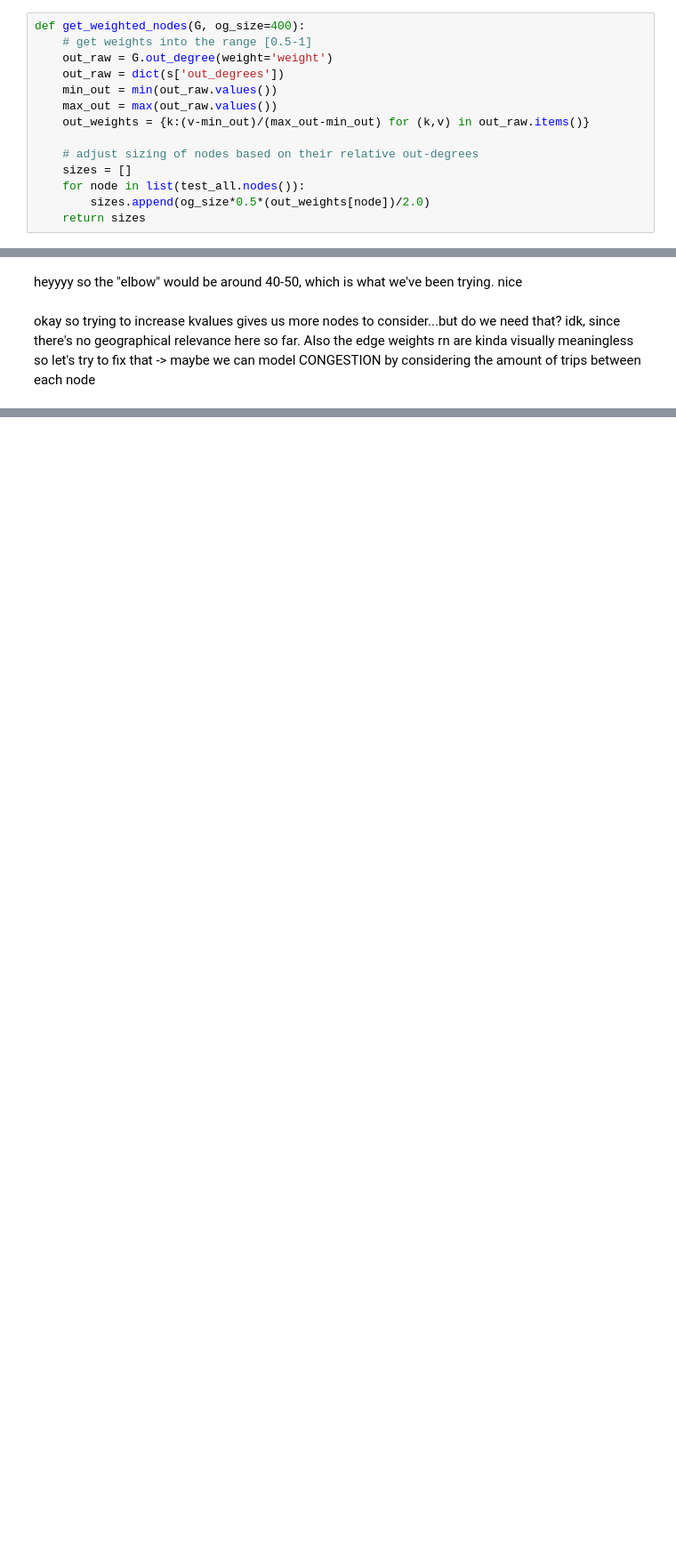
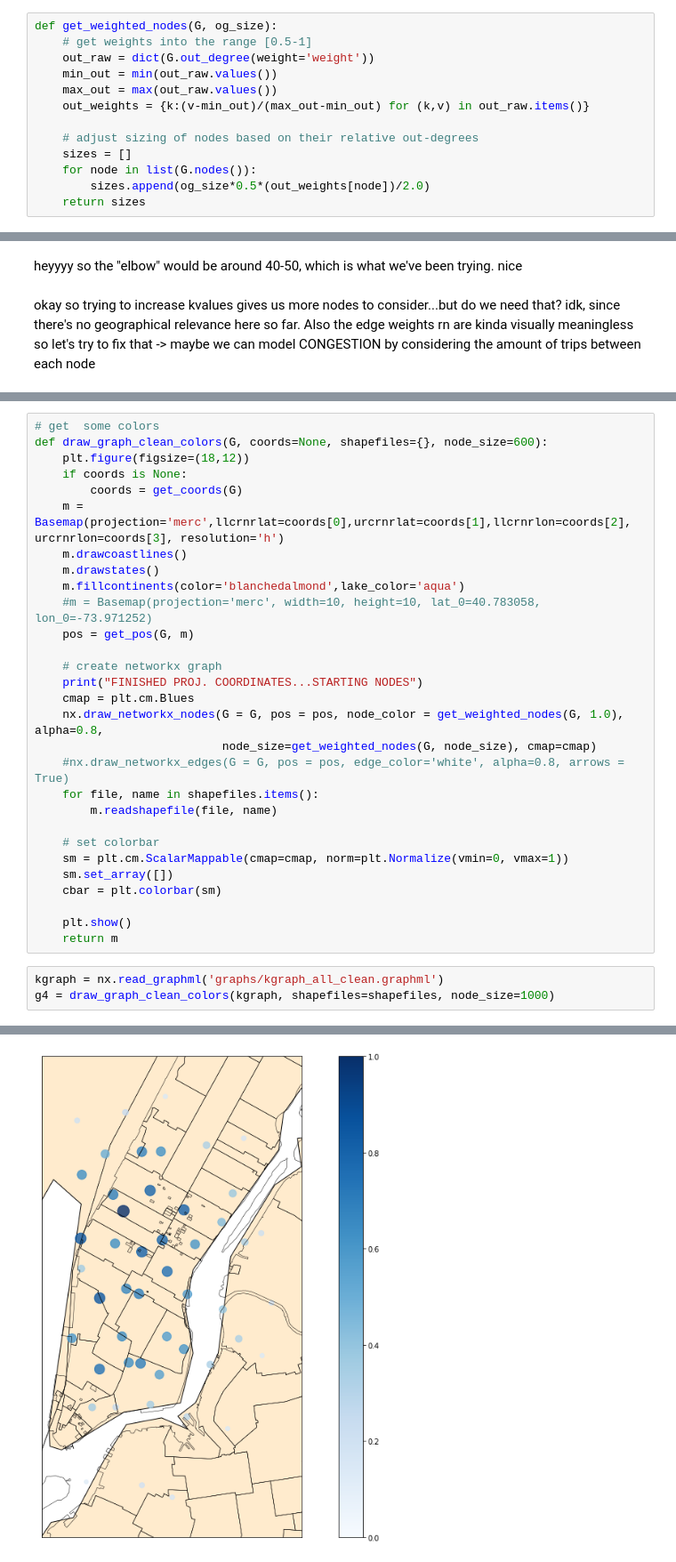
Before and after one commit to BisratM/NYC-Traffic-Analysis, a Jupyter notebook: kmeans.ipynb, the cells around one changed output, grey strips where cells are left out. Shown at 89% size. Drawn from its saved outputs; the diff is of its cells as text; blank space fills up the shorter version.

```diff
--- a/kmeans.ipynb
+++ b/kmeans.ipynb
@@ -180,17 +219,16 @@ FINISHED PROJ. COORDINATES...STARTING NODES
 [figure]
 <mpl_toolkits.basemap.Basemap at 0x...>
 # %%
-def get_weighted_nodes(G, og_size=400):
+def get_weighted_nodes(G, og_size):
     # get weights into the range [0.5-1]
-    out_raw = G.out_degree(weight='weight')
-    out_raw = dict(s['out_degrees'])
+    out_raw = dict(G.out_degree(weight='weight'))
     min_out = min(out_raw.values())
     max_out = max(out_raw.values())
     out_weights = {k:(v-min_out)/(max_out-min_out) for (k,v) in out_raw.items()}
 
     # adjust sizing of nodes based on their relative out-degrees
     sizes = []
-    for node in list(test_all.nodes()):
+    for node in list(G.nodes()):
         sizes.append(og_size*0.5*(out_weights[node])/2.0)
     return sizes
 # %% [markdown]
@@ -308,0 +367,33 @@ okay so trying to increase kvalues gives us more nodes to consider...but do we n
+# %%
+# get  some colors
+def draw_graph_clean_colors(G, coords=None, shapefiles={}, node_size=600):
+    plt.figure(figsize=(18,12))
+    if coords is None:
+        coords = get_coords(G)
+    m = Basemap(projection='merc',llcrnrlat=coords[0],urcrnrlat=coords[1],llcrnrlon=coords[2], urcrnrlon=coords[3], resolution='h')
+    m.drawcoastlines()
+    m.drawstates()
+    m.fillcontinents(color='blanchedalmond',lake_color='aqua')
+    #m = Basemap(projection='merc', width=10, height=10, lat_0=40.783058, lon_0=-73.971252)
+    pos = get_pos(G, m)
+
+    # create networkx graph
+    print("FINISHED PROJ. COORDINATES...STARTING NODES")
+    cmap = plt.cm.Blues
+    nx.draw_networkx_nodes(G = G, pos = pos, node_color = get_weighted_nodes(G, 1.0), alpha=0.8,
+                           node_size=get_weighted_nodes(G, node_size), cmap=cmap)
+    #nx.draw_networkx_edges(G = G, pos = pos, edge_color='white', alpha=0.8, arrows = True)
+    for file, name in shapefiles.items():
+        m.readshapefile(file, name)
+
+    # set colorbar
+    sm = plt.cm.ScalarMappable(cmap=cmap, norm=plt.Normalize(vmin=0, vmax=1))
+    sm.set_array([])
+    cbar = plt.colorbar(sm)
+
+    plt.show()
+    return m
+# %%
+kgraph = nx.read_graphml('graphs/kgraph_all_clean.graphml')
+g4 = draw_graph_clean_colors(kgraph, shapefiles=shapefiles, node_size=1000)
+# %% [output]
@@ -308,0 +401 @@ okay so trying to increase kvalues gives us more nodes to consider...but do we n
+[figure, added]
```
Also changed, not shown: parts of 8 cells of this notebook, 1 other file.
